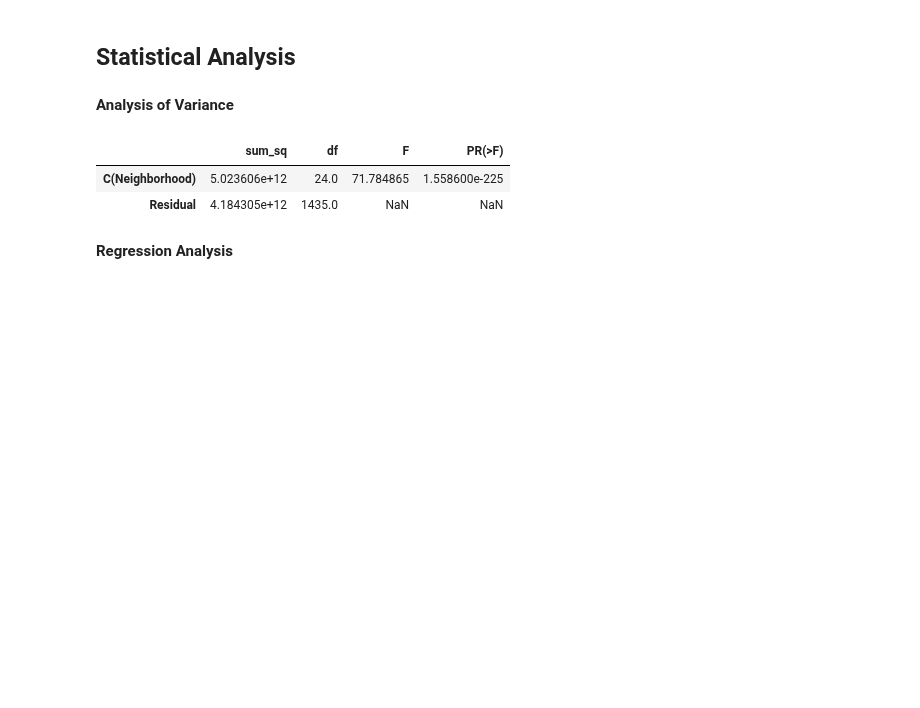
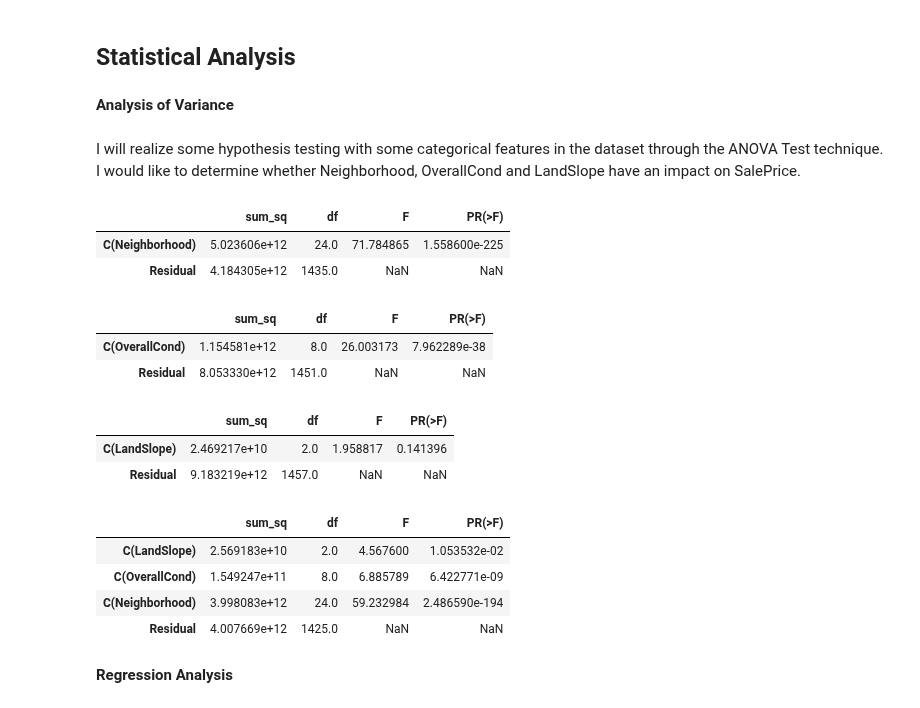
Before and after one commit to ta-data-mexpt/statistical-analysis-project, a Jupyter notebook: Statistical Analysis.ipynb, the cells around one changed output. Cells and saved outputs as stored; diff of their text form; code cells hidden in the pictures; blank space fills up the shorter version.

```diff
--- a/Statistical Analysis.ipynb
+++ b/Statistical Analysis.ipynb
@@ -269,3 +267,5 @@ I will realize some hypothesis testing with some categorical features in the dat
+# %% [markdown]
+I will realize some hypothesis testing with some categorical features in the dataset through the ANOVA Test technique. I would like to determine whether Neighborhood, OverallCond and LandSlope have an impact on SalePrice.
 # %%
 model = ols('SalePrice ~ C(Neighborhood)', data = data3).fit()
 anova_table = sm.stats.anova_lm(model, typ=2)
@@ -274,6 +274,32 @@ anova_table
 |  | sum_sq | df | F | PR(>F) |
 | C(Neighborhood) | 5.023606e+12 | 24.0 | 71.784865 | 1.558600e-225 |
 | Residual | 4.184305e+12 | 1435.0 | NaN | NaN |
+# %%
+model = ols('SalePrice ~ C(OverallCond)', data = data3).fit()
+anova_table = sm.stats.anova_lm(model, typ=2)
+anova_table
+# %% [output]
+|  | sum_sq | df | F | PR(>F) |
+| C(OverallCond) | 1.154581e+12 | 8.0 | 26.003173 | 7.962289e-38 |
+| Residual | 8.053330e+12 | 1451.0 | NaN | NaN |
+# %%
+model = ols('SalePrice ~ C(LandSlope)', data = data3).fit()
+anova_table = sm.stats.anova_lm(model, typ=2)
+anova_table
+# %% [output]
+|  | sum_sq | df | F | PR(>F) |
+| C(LandSlope) | 2.469217e+10 | 2.0 | 1.958817 | 0.141396 |
+| Residual | 9.183219e+12 | 1457.0 | NaN | NaN |
+# %%
+model = ols('SalePrice ~ C(LandSlope)+C(OverallCond)+C(Neighborhood)', data = data3).fit()
+anova_table = sm.stats.anova_lm(model, typ=2)
+anova_table
+# %% [output]
+|  | sum_sq | df | F | PR(>F) |
+| C(LandSlope) | 2.569183e+10 | 2.0 | 4.567600 | 1.053532e-02 |
+| C(OverallCond) | 1.549247e+11 | 8.0 | 6.885789 | 6.422771e-09 |
+| C(Neighborhood) | 3.998083e+12 | 24.0 | 59.232984 | 2.486590e-194 |
+| Residual | 4.007669e+12 | 1425.0 | NaN | NaN |
 # %% [markdown]
 **Regression Analysis**
 # %% [markdown]
```
Also changed, not shown: parts of 1 cell of this notebook.
